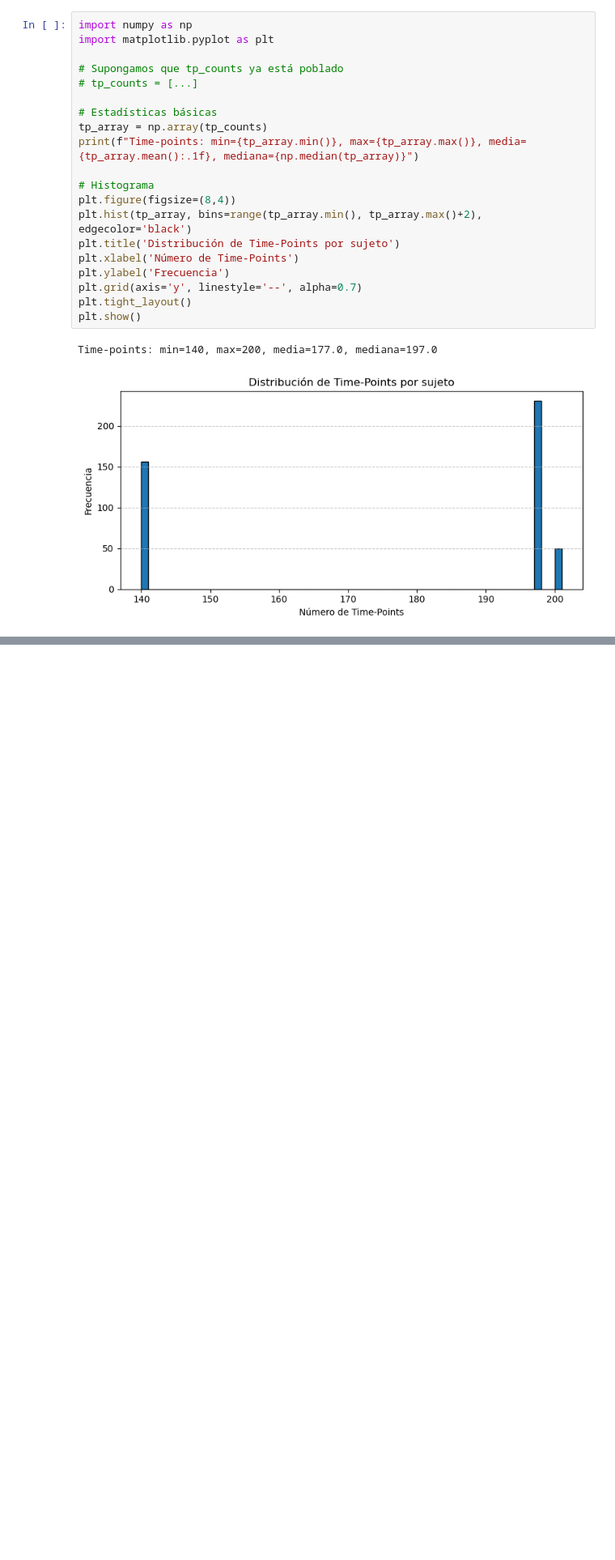
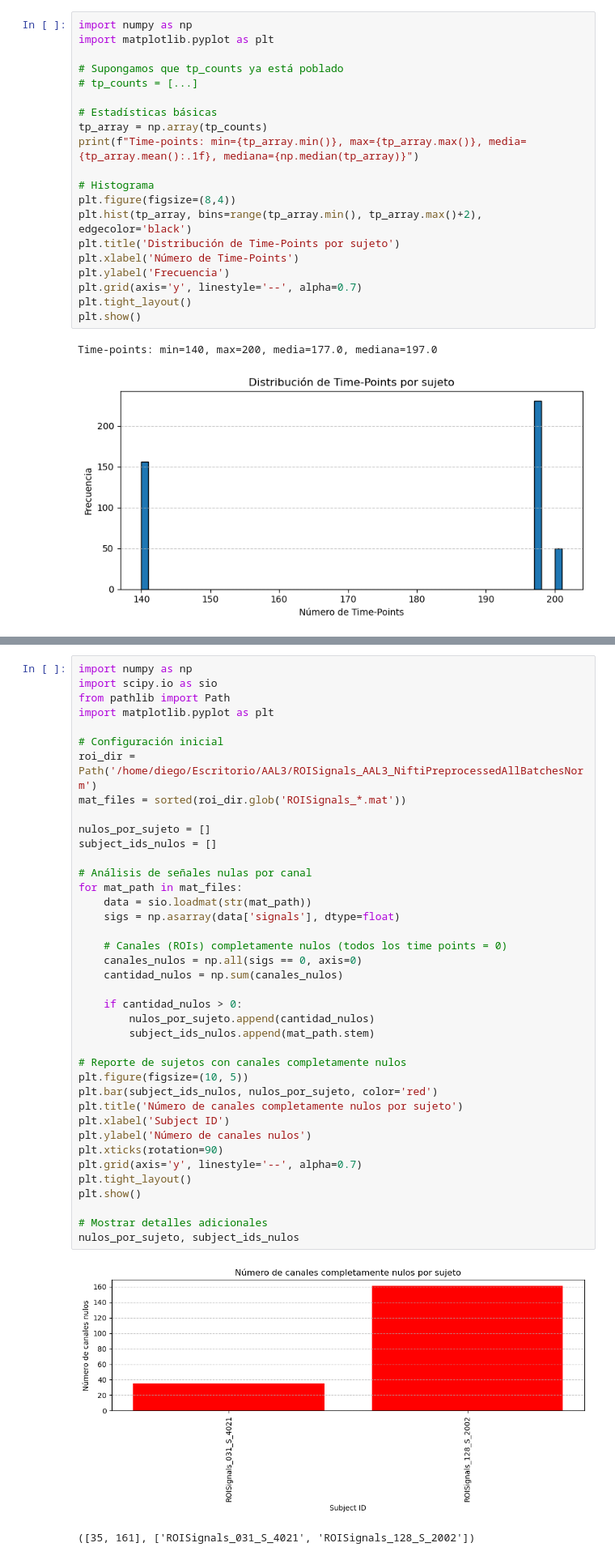
Before and after one commit to SantiagoVBlasL/AAL_166, a Jupyter notebook: check_timepoints_rois.ipynb, the cells around one changed output, grey strips where cells are left out. Shown at 81% size. Cells and saved outputs as stored; diff of their text form; blank space fills up the shorter version.

```diff
--- a/check_timepoints_rois.ipynb
+++ b/check_timepoints_rois.ipynb
@@ -77,0 +144,42 @@ Time-points: min=140, max=200, media=177.0, mediana=197.0
+# %%
+import numpy as np
+import scipy.io as sio
+from pathlib import Path
+import matplotlib.pyplot as plt
+
+# Configuración inicial
+roi_dir = Path('/home/diego/Escritorio/AAL3/ROISignals_AAL3_NiftiPreprocessedAllBatchesNorm')
+mat_files = sorted(roi_dir.glob('ROISignals_*.mat'))
+
+nulos_por_sujeto = []
+subject_ids_nulos = []
+
+# Análisis de señales nulas por canal
+for mat_path in mat_files:
+    data = sio.loadmat(str(mat_path))
+    sigs = np.asarray(data['signals'], dtype=float)
+
+    # Canales (ROIs) completamente nulos (todos los time points = 0)
+    canales_nulos = np.all(sigs == 0, axis=0)
+    cantidad_nulos = np.sum(canales_nulos)
+
+    if cantidad_nulos > 0:
+        nulos_por_sujeto.append(cantidad_nulos)
+        subject_ids_nulos.append(mat_path.stem)
+
+# Reporte de sujetos con canales completamente nulos
+plt.figure(figsize=(10, 5))
+plt.bar(subject_ids_nulos, nulos_por_sujeto, color='red')
+plt.title('Número de canales completamente nulos por sujeto')
+plt.xlabel('Subject ID')
+plt.ylabel('Número de canales nulos')
+plt.xticks(rotation=90)
+plt.grid(axis='y', linestyle='--', alpha=0.7)
+plt.tight_layout()
+plt.show()
+
+# Mostrar detalles adicionales
+nulos_por_sujeto, subject_ids_nulos
+# %% [output]
+[figure, added]
+([35, 161], ['ROISignals_031_S_4021', 'ROISignals_128_S_2002'])
```
Also changed, not shown: parts of 4 cells of this notebook.
